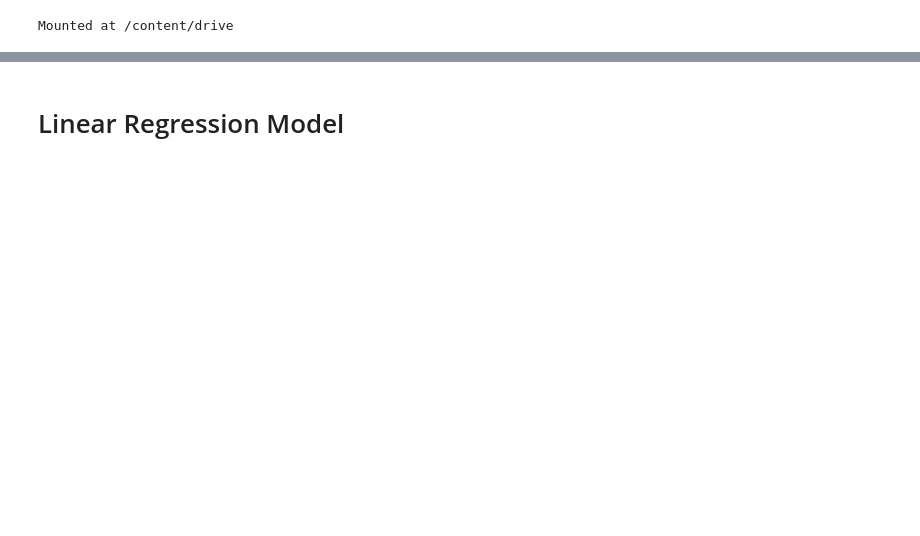
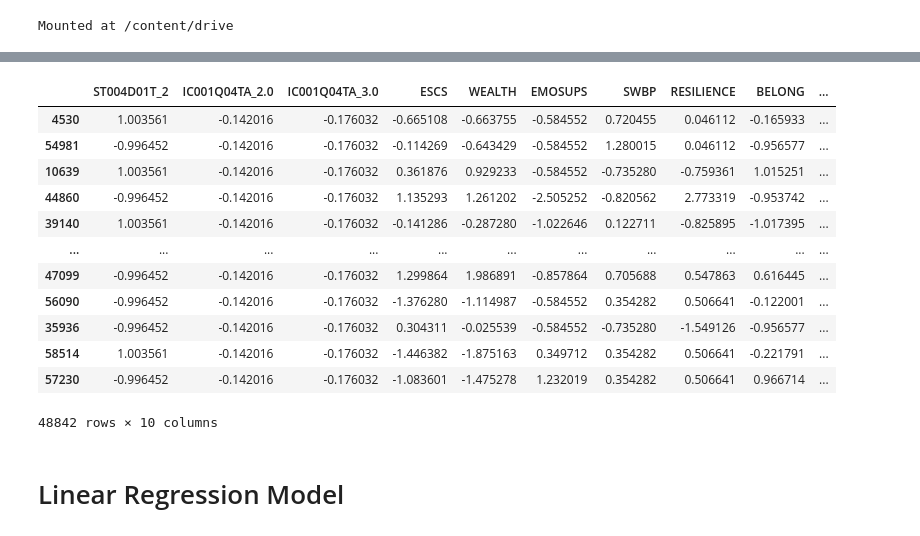
Before and after one commit to LangqingZou/Math-509, a Jupyter notebook: main.ipynb, the cells around one changed output, grey strips where cells are left out. Cells and saved outputs as stored; diff of their text form; code cells hidden in the pictures; blank space fills up the shorter version.

```diff
--- a/main.ipynb
+++ b/main.ipynb
@@ -42,3 +109,19 @@ dtype('float64')
+# %%
+x_train
+# %% [output]
+|  | ST004D01T_2 | IC001Q04TA_2.0 | IC001Q04TA_3.0 | ESCS | WEALTH | EMOSUPS | SWBP | RESILIENCE | BELONG | ... |
+| 4530 | 1.003561 | -0.142016 | -0.176032 | -0.665108 | -0.663755 | -0.584552 | 0.720455 | 0.046112 | -0.165933 | ... |
+| 54981 | -0.996452 | -0.142016 | -0.176032 | -0.114269 | -0.643429 | -0.584552 | 1.280015 | 0.046112 | -0.956577 | ... |
+| 10639 | 1.003561 | -0.142016 | -0.176032 | 0.361876 | 0.929233 | -0.584552 | -0.735280 | -0.759361 | 1.015251 | ... |
+| 44860 | -0.996452 | -0.142016 | -0.176032 | 1.135293 | 1.261202 | -2.505252 | -0.820562 | 2.773319 | -0.953742 | ... |
+| 39140 | 1.003561 | -0.142016 | -0.176032 | -0.141286 | -0.287280 | -1.022646 | 0.122711 | -0.825895 | -1.017395 | ... |
+| ... | ... | ... | ... | ... | ... | ... | ... | ... | ... | ... |
+| 47099 | -0.996452 | -0.142016 | -0.176032 | 1.299864 | 1.986891 | -0.857864 | 0.705688 | 0.547863 | 0.616445 | ... |
+| 56090 | -0.996452 | -0.142016 | -0.176032 | -1.376280 | -1.114987 | -0.584552 | 0.354282 | 0.506641 | -0.122001 | ... |
+| 35936 | -0.996452 | -0.142016 | -0.176032 | 0.304311 | -0.025539 | -0.584552 | -0.735280 | -1.549126 | -0.956577 | ... |
+| 58514 | 1.003561 | -0.142016 | -0.176032 | -1.446382 | -1.875163 | 0.349712 | 0.354282 | 0.506641 | -0.221791 | ... |
+| 57230 | -0.996452 | -0.142016 | -0.176032 | -1.083601 | -1.475278 | 1.232019 | 0.354282 | 0.506641 | 0.966714 | ... |
+48842 rows × 10 columns
 # %% [markdown]
 # Linear Regression Model
 # %%
```
Also changed, not shown: parts of 23 cells of this notebook.
